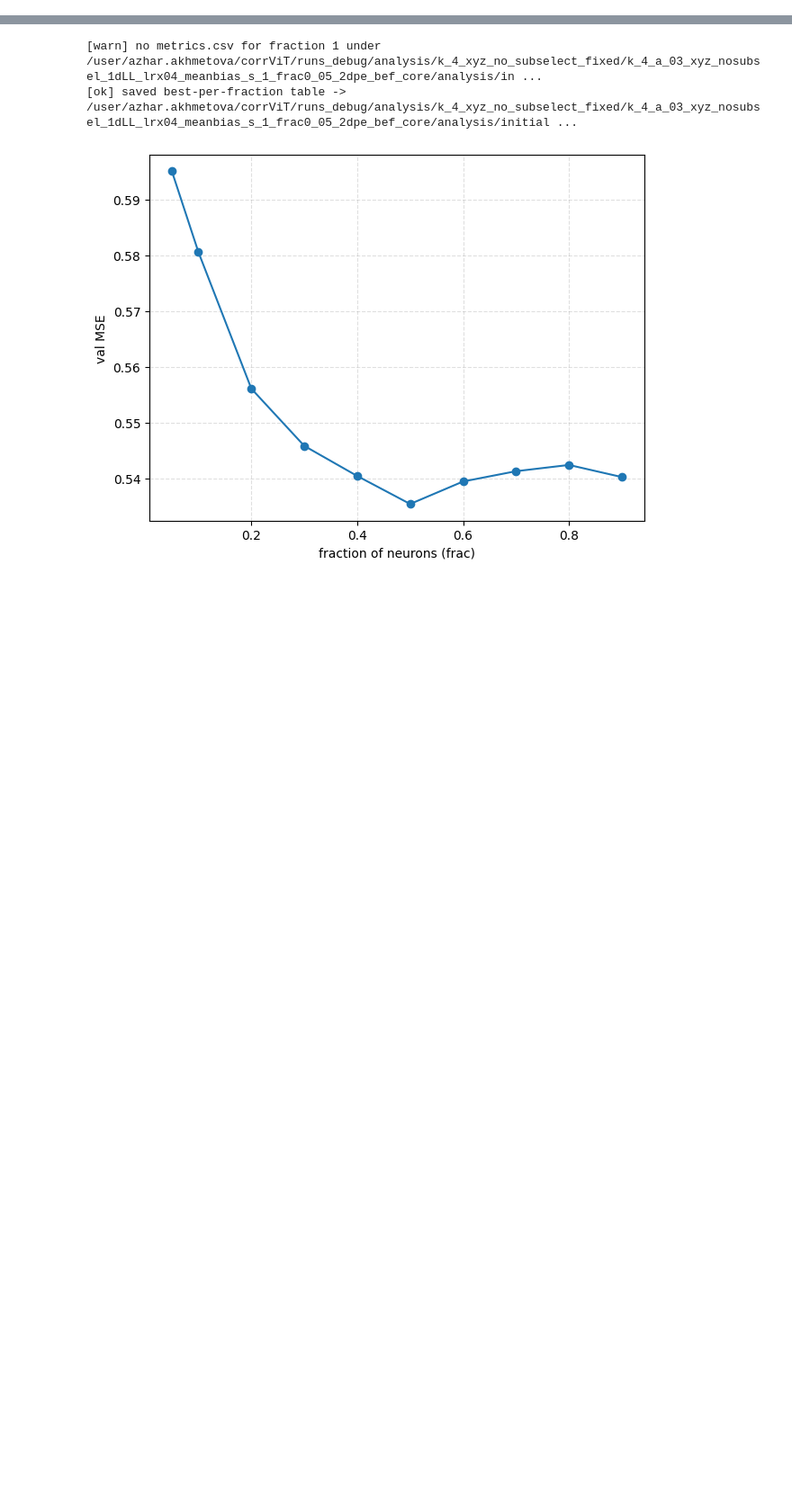
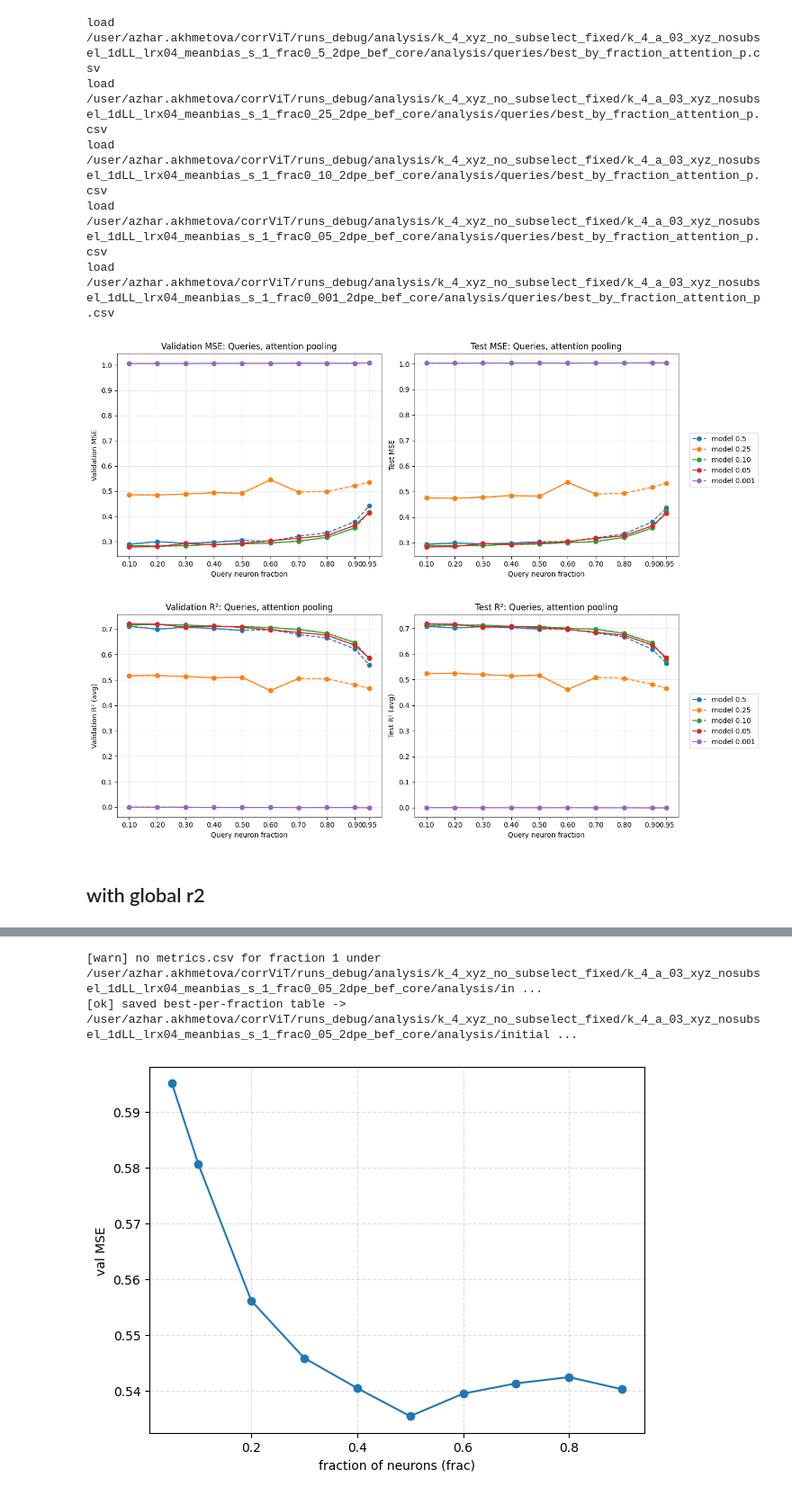
Before and after one commit to azharakhmetova/neuro-transformer, a Jupyter notebook: misc/analysis/decoding_latents_vis.ipynb, the cells around one changed output, grey strips where cells are left out. Shown at 90% size. Cells and saved outputs as stored; diff of their text form; code cells hidden in the pictures; blank space fills up the shorter version.

```diff
--- a/misc/analysis/decoding_latents_vis.ipynb
+++ b/misc/analysis/decoding_latents_vis.ipynb
@@ -6,0 +146,23 @@ from pathlib import Path
+# %%
+parser = argparse.ArgumentParser(
+    description="Collect best linear-probe metrics per fraction and plot MSE vs fraction."
+)
+parser.add_argument("--output_dir", type=str, required=True,
+    help="Same output_dir used during training.",
+)
+parser.add_argument("--representation_type", type=str, required=True,
+    choices=["initial", "initial_old", "after_sa", "after_core", "queries"],
+    help="Representation type: matches training script.",
+)
+parser.add_argument("--out_prefix", type=str, default="best_by_fraction",
+    help="Prefix for summary CSV and plots.",
+)
+parser.add_argument("--pooling_type", type=str, default=None,
+    help="Pooling type subfolder to restrict search to (e.g. attention_p, max_p). If not set, searches all pooling types.",
+)
+
+args = parser.parse_args([
+    "--output_dir", f"{output_dir}",
+    "--representation_type", "queries",
+    "--pooling_type", "attention_p",
+])
@@ -6,0 +965,36 @@ from pathlib import Path
+# %%
+args.pooling_type = "attention_p"
+# %%
+output_dirs = [
+    "/user/azhar.akhmetova/corrViT/runs_debug/analysis/k_4_xyz_no_subselect_fixed/k_4_a_03_xyz_nosubsel_1dLL_lrx04_meanbias_s_1_frac0_5_2dpe_bef_core",
+    "/user/azhar.akhmetova/corrViT/runs_debug/analysis/k_4_xyz_no_subselect_fixed/k_4_a_03_xyz_nosubsel_1dLL_lrx04_meanbias_s_1_frac0_25_2dpe_bef_core",
+    "/user/azhar.akhmetova/corrViT/runs_debug/analysis/k_4_xyz_no_subselect_fixed/k_4_a_03_xyz_nosubsel_1dLL_lrx04_meanbias_s_1_frac0_10_2dpe_bef_core",
+    "/user/azhar.akhmetova/corrViT/runs_debug/analysis/k_4_xyz_no_subselect_fixed/k_4_a_03_xyz_nosubsel_1dLL_lrx04_meanbias_s_1_frac0_05_2dpe_bef_core",
+    "/user/azhar.akhmetova/corrViT/runs_debug/analysis/k_4_xyz_no_subselect_fixed/k_4_a_03_xyz_nosubsel_1dLL_lrx04_meanbias_s_1_frac0_001_2dpe_bef_core",
+]
+
+plot_best_by_fraction(
+    output_dirs=output_dirs,
+    representation_type="queries",        # matches your analysis/<rep_type>
+    pooling_type=args.pooling_type,
+    csv_name=f"best_by_fraction_{args.pooling_type}.csv",      # or whatever you used
+    labels=["model 0.5", "model 0.25", "model 0.10", "model 0.05", "model 0.001"],        # optional
+    save_prefix=None,   # or None to just show
+    title= f"Queries, attention pooling",
+    train_fracs=[0.5, 0.25, 0.10, 0.05, 0.001],
+)
+# %% [output]
+load
+/user/azhar.akhmetova/corrViT/runs_debug/analysis/k_4_xyz_no_subselect_fixed/k_4_a_03_xyz_nosubsel_1dLL_lrx04_meanbias_s_1_frac0_5_2dpe_bef_core/analysis/queries/best_by_fraction_attention_p.csv
+load
+/user/azhar.akhmetova/corrViT/runs_debug/analysis/k_4_xyz_no_subselect_fixed/k_4_a_03_xyz_nosubsel_1dLL_lrx04_meanbias_s_1_frac0_25_2dpe_bef_core/analysis/queries/best_by_fraction_attention_p.csv
+load
+/user/azhar.akhmetova/corrViT/runs_debug/analysis/k_4_xyz_no_subselect_fixed/k_4_a_03_xyz_nosubsel_1dLL_lrx04_meanbias_s_1_frac0_10_2dpe_bef_core/analysis/queries/best_by_fraction_attention_p.csv
+load
+/user/azhar.akhmetova/corrViT/runs_debug/analysis/k_4_xyz_no_subselect_fixed/k_4_a_03_xyz_nosubsel_1dLL_lrx04_meanbias_s_1_frac0_05_2dpe_bef_core/analysis/queries/best_by_fraction_attention_p.csv
+load
+/user/azhar.akhmetova/corrViT/runs_debug/analysis/k_4_xyz_no_subselect_fixed/k_4_a_03_xyz_nosubsel_1dLL_lrx04_meanbias_s_1_frac0_001_2dpe_bef_core/analysis/queries/best_by_fraction_attention_p.csv
+[figure, added]
+[figure, added]
+# %% [markdown]
+## with global r2
```
Also changed, not shown: parts of 17 cells of this notebook, 17 other files.
